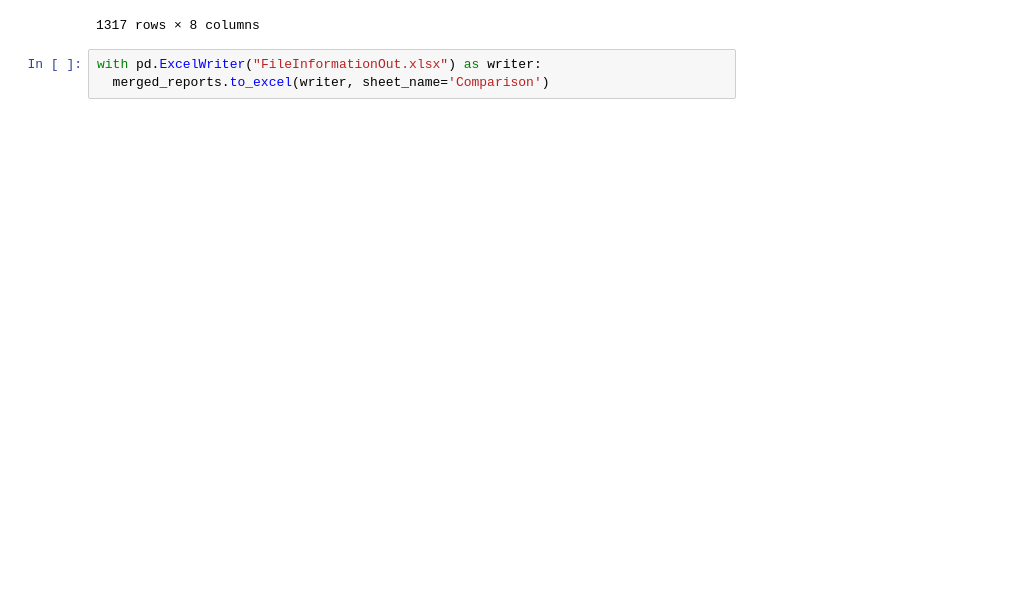
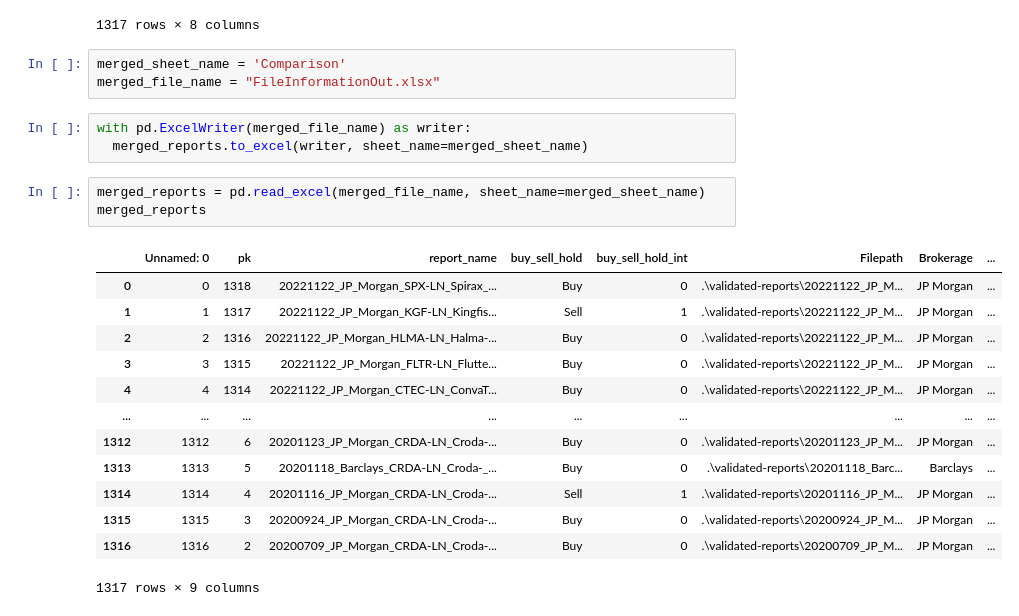
Before and after one commit to WillHolbrook/FYPCodeRepo, a Jupyter notebook: resources/evaluate_buy_sell_hold.ipynb, the cells around one changed output. Drawn from its saved outputs; the diff is of its cells as text; blank space fills up the shorter version.

```diff
--- a/resources/evaluate_buy_sell_hold.ipynb
+++ b/resources/evaluate_buy_sell_hold.ipynb
@@ -135,6 +137,26 @@ merged_reports
 | 1315 | 3 | 20200924_JP_Morgan_CRDA-LN_Croda-... | Buy | 0 | .\validated-reports\20200924_JP_M... | JP Morgan | Hold | ... |
 | 1316 | 2 | 20200709_JP_Morgan_CRDA-LN_Croda-... | Buy | 0 | .\validated-reports\20200709_JP_M... | JP Morgan | Hold | ... |
 1317 rows × 8 columns
+# %%
+merged_sheet_name = 'Comparison'
+merged_file_name = "FileInformationOut.xlsx"
 # %%
-with pd.ExcelWriter("FileInformationOut.xlsx") as writer:
-  merged_reports.to_excel(writer, sheet_name='Comparison')
+with pd.ExcelWriter(merged_file_name) as writer:
+  merged_reports.to_excel(writer, sheet_name=merged_sheet_name)
+# %%
+merged_reports = pd.read_excel(merged_file_name, sheet_name=merged_sheet_name)
+merged_reports
+# %% [output]
+|  | Unnamed: 0 | pk | report_name | buy_sell_hold | buy_sell_hold_int | Filepath | Brokerage | ... |
+| 0 | 0 | 1318 | 20221122_JP_Morgan_SPX-LN_Spirax_... | Buy | 0 | .\validated-reports\20221122_JP_M... | JP Morgan | ... |
+| 1 | 1 | 1317 | 20221122_JP_Morgan_KGF-LN_Kingfis... | Sell | 1 | .\validated-reports\20221122_JP_M... | JP Morgan | ... |
+| 2 | 2 | 1316 | 20221122_JP_Morgan_HLMA-LN_Halma-... | Buy | 0 | .\validated-reports\20221122_JP_M... | JP Morgan | ... |
+| 3 | 3 | 1315 | 20221122_JP_Morgan_FLTR-LN_Flutte... | Buy | 0 | .\validated-reports\20221122_JP_M... | JP Morgan | ... |
+| 4 | 4 | 1314 | 20221122_JP_Morgan_CTEC-LN_ConvaT... | Buy | 0 | .\validated-reports\20221122_JP_M... | JP Morgan | ... |
+| ... | ... | ... | ... | ... | ... | ... | ... | ... |
+| 1312 | 1312 | 6 | 20201123_JP_Morgan_CRDA-LN_Croda-... | Buy | 0 | .\validated-reports\20201123_JP_M... | JP Morgan | ... |
+| 1313 | 1313 | 5 | 20201118_Barclays_CRDA-LN_Croda-_... | Buy | 0 | .\validated-reports\20201118_Barc... | Barclays | ... |
+| 1314 | 1314 | 4 | 20201116_JP_Morgan_CRDA-LN_Croda-... | Sell | 1 | .\validated-reports\20201116_JP_M... | JP Morgan | ... |
+| 1315 | 1315 | 3 | 20200924_JP_Morgan_CRDA-LN_Croda-... | Buy | 0 | .\validated-reports\20200924_JP_M... | JP Morgan | ... |
+| 1316 | 1316 | 2 | 20200709_JP_Morgan_CRDA-LN_Croda-... | Buy | 0 | .\validated-reports\20200709_JP_M... | JP Morgan | ... |
+1317 rows × 9 columns
```
Also changed, not shown: parts of 3 cells of this notebook, 1 other file.
